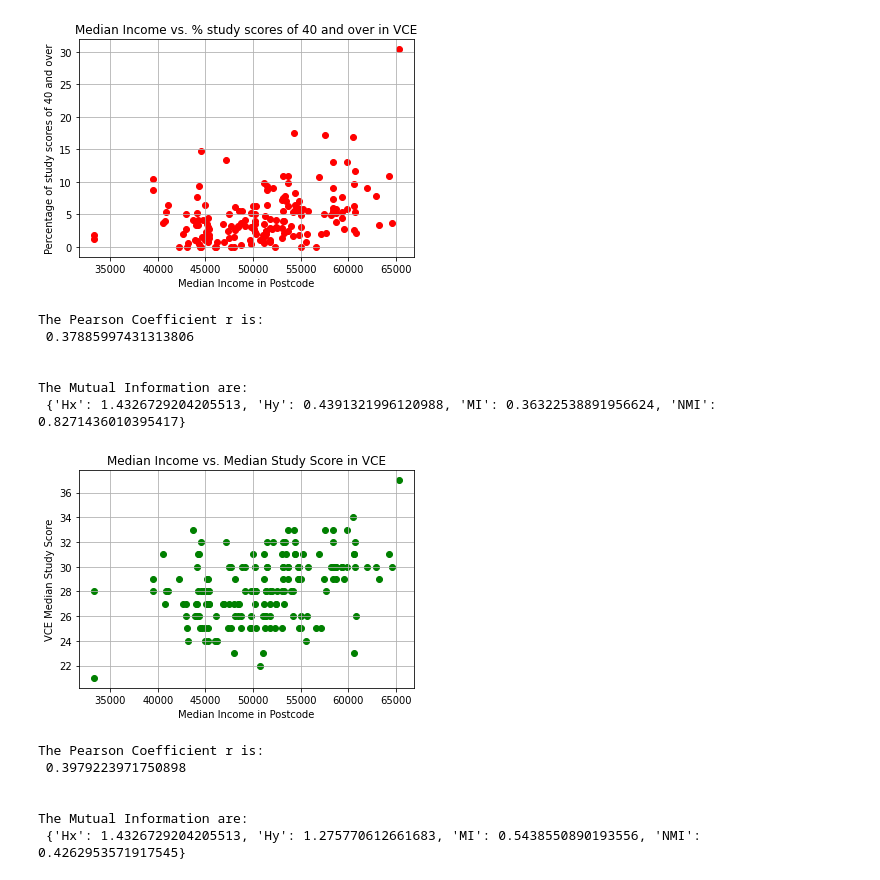
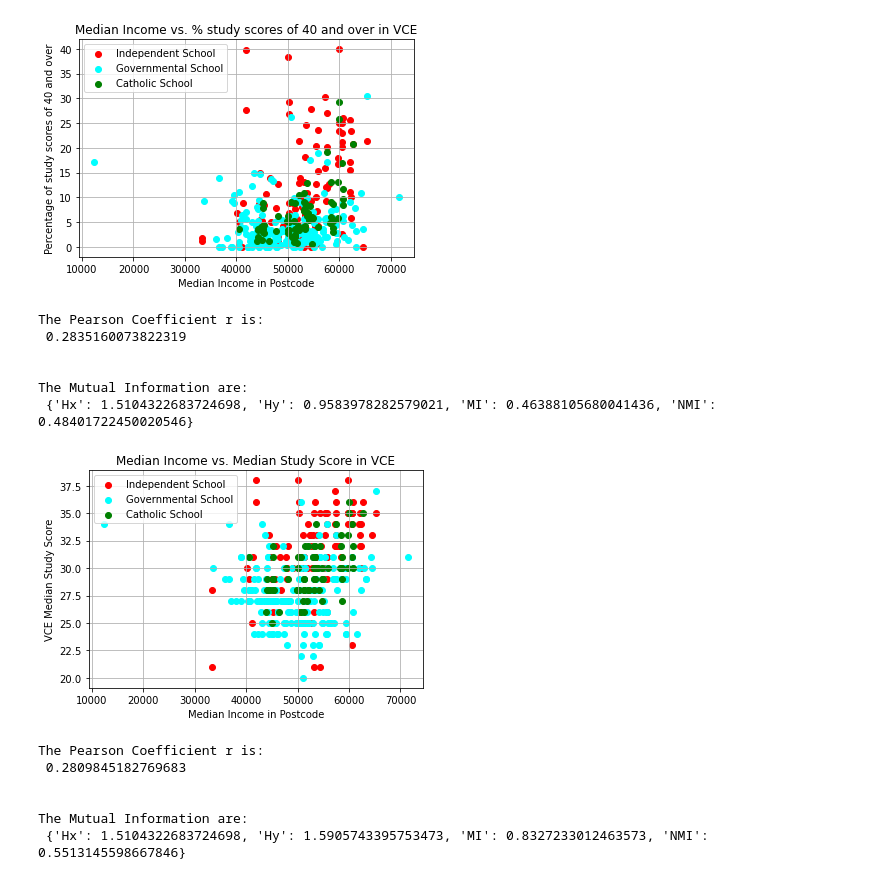
Before and after one commit to Benny-900906/COMP20008-assignment2, a Jupyter notebook: pearson_and_mutal_information.ipynb, the cells around one changed output. Drawn from its saved outputs; the diff is of its cells as text; code cells hidden in the pictures.

Commit message:
new scatter plots, different education sectors

```diff
--- a/pearson_and_mutal_information.ipynb
+++ b/pearson_and_mutal_information.ipynb
@@ -5,13 +5,14 @@ import math
 import matplotlib.pyplot as plt
 import numpy as np
 
-TARGET_FILE = 'final.csv'
+TARGET_FILE = 'school_final.csv'
 
 file = pd.read_csv(TARGET_FILE, encoding = "ISO-8859-1")
 
 test_data = file.loc[file["VCE Median Study Score"] >= 0]
 
 test_data = test_data.loc[test_data["Median Income in Postcode"] >= 0]
+
 
 def pearson_coefficient(df):
     return df[df.columns[0]].corr(df[df.columns[1]])
@@ -83,26 +81,52 @@ med_income_vs_40_score = pd.DataFrame({"Median Income": MedianIncome, "Percentag
+# %%
+med_income_vs_med_score = pd.DataFrame({"Median Income": MedianIncome, "VCE Median Study Score": MedianScore})
+med_income_vs_40_score = pd.DataFrame({"Median Income": MedianIncome, "Percentage of study scores of 40 and over": Score40})
+
+ind_school = test_data.loc[test_data["Education Sector"] == "Independent"]
+ind_school_income = ind_school["Median Income in Postcode"]
+ind_school_VCE = ind_school["VCE Median Study Score"]
+ind_school_40 = ind_school["Percentage of study scores of 40 and over"]
+
+
+cath_school = test_data.loc[test_data["Education Sector"] == "Catholic"]
+cath_school_income = cath_school["Median Income in Postcode"]
+cath_school_VCE = cath_school["VCE Median Study Score"]
+cath_school_40 = cath_school["Percentage of study scores of 40 and over"]
+
+
+gov_school = test_data.loc[test_data["Education Sector"] == "Government"]
+gov_school_income = gov_school["Median Income in Postcode"]
+gov_school_VCE = gov_school["VCE Median Study Score"]
+gov_school_40 = gov_school["Percentage of study scores of 40 and over"]
 # %%
-plt.scatter(test_data["Median Income in Postcode"],test_data["Percentage of study scores of 40 and over"], color = "red")
+plt.scatter(ind_school_income, ind_school_40, color = "red", label = "Independent School")
+plt.scatter(gov_school_income, gov_school_40, color = "cyan", label = "Governmental School")
+plt.scatter(cath_school_income, cath_school_40, color = "green", label = "Catholic School")
+plt.legend()
 plt.grid(True)
 plt.xlabel("Median Income in Postcode")
 plt.ylabel("Percentage of study scores of 40 and over")
 plt.title("Median Income vs. % study scores of 40 and over in VCE")
 plt.show()
 
 pear_coe_2 = test_data["Median Income in Postcode"].corr(test_data["Percentage of study scores of 40 and over"])
 mut_inf_2 = mutual_info(med_income_vs_40_score)
 print("The Pearson Coefficient r is:\n", pear_coe_2)
 print("\n");
 print("The Mutual Information are:\n", mut_inf_2)
 # %% [output]
-[figure, old version]
+[figure, new version]
 The Pearson Coefficient r is:
- 0.37885997431313806
+ 0.2835160073822319
 
 
 The Mutual Information are:
- {'Hx': 1.4326729204205513, 'Hy': 0.4391321996120988, 'MI': 0.36322538891956624, 'NMI': 0.8271436010395417}
+ {'Hx': 1.5104322683724698, 'Hy': 0.9583978282579021, 'MI': 0.46388105680041436, 'NMI': 0.48401722450020546}
 # %%
-plt.scatter(test_data["Median Income in Postcode"],test_data["VCE Median Study Score"], color = "green")
+plt.scatter(ind_school_income, ind_school_VCE, color = "red", label = "Independent School")
+plt.scatter(gov_school_income, gov_school_VCE, color = "cyan", label = "Governmental School")
+plt.scatter(cath_school_income, cath_school_VCE, color = "green", label = "Catholic School")
+plt.legend()
 plt.grid(True)
 plt.xlabel("Median Income in Postcode")
 plt.ylabel("VCE Median Study Score")
@@ -115,10 +139,10 @@ print("The Pearson Coefficient r is:\n", pear_coe_1)
 print("\n");
 print("The Mutual Information are:\n", mut_inf_1)
 # %% [output]
-[figure, old version]
+[figure, new version]
 The Pearson Coefficient r is:
- 0.3979223971750898
+ 0.2809845182769683
 
 
 The Mutual Information are:
- {'Hx': 1.4326729204205513, 'Hy': 1.275770612661683, 'MI': 0.5438550890193556, 'NMI': 0.4262953571917545}
+ {'Hx': 1.5104322683724698, 'Hy': 1.5905743395753473, 'MI': 0.8327233012463573, 'NMI': 0.5513145598667846}
```
Also changed, not shown: parts of 1 cell of this notebook.
